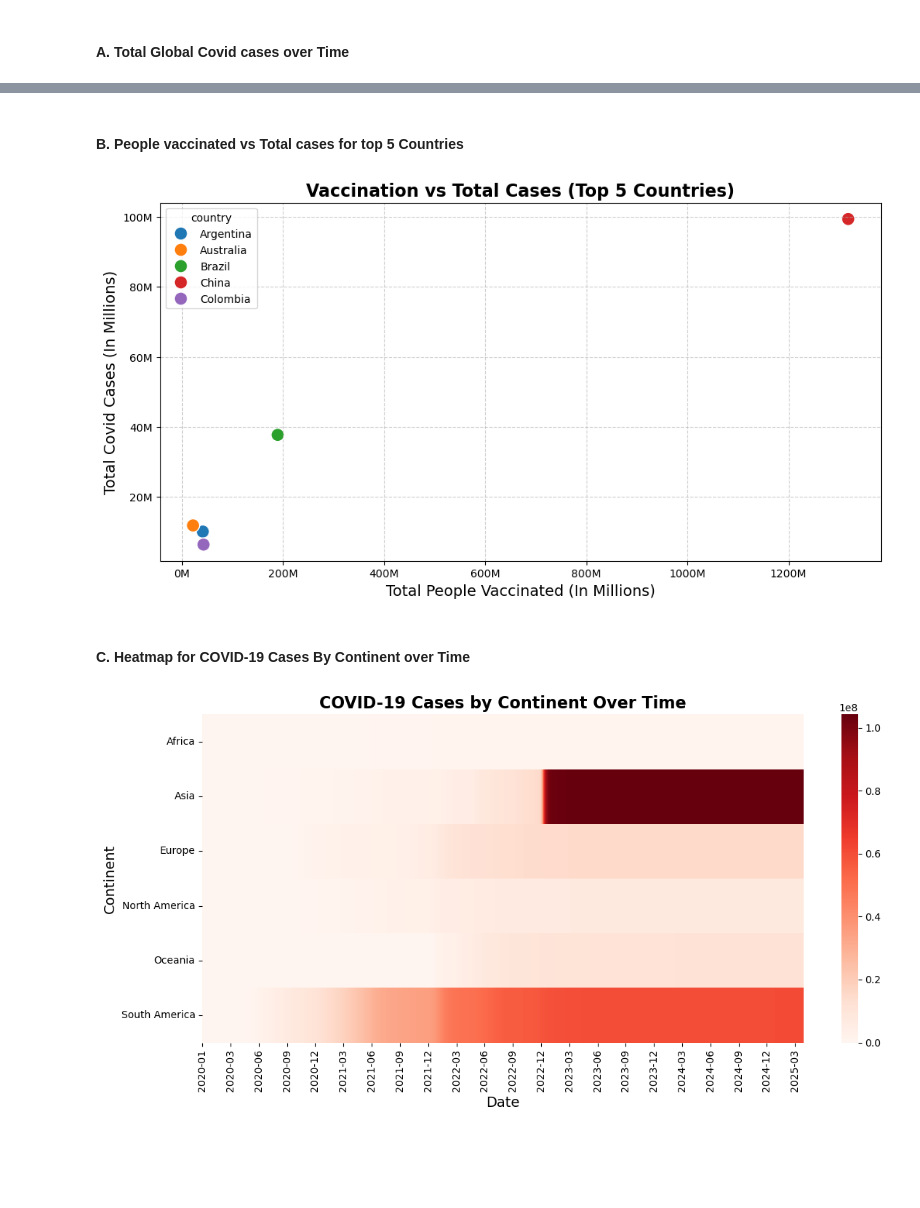
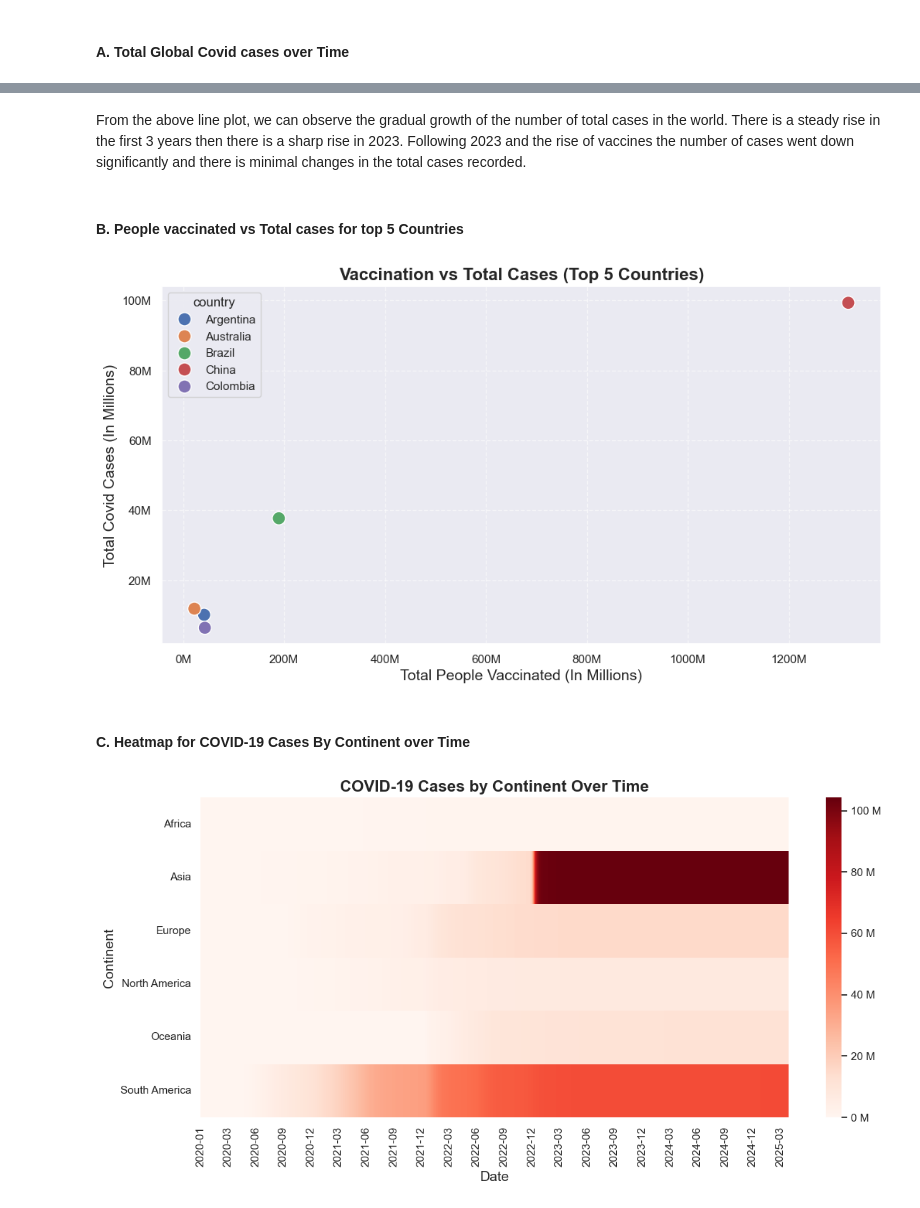
Before and after one commit to palden0929/covid19-data-analysis, a Jupyter notebook: Covid19_Trend_Analysis.ipynb, the cells around one changed output, grey strips where cells are left out. Drawn from its saved outputs; the diff is of its cells as text; code cells hidden in the pictures; blank space fills up the shorter version.

```diff
--- a/Covid19_Trend_Analysis.ipynb
+++ b/Covid19_Trend_Analysis.ipynb
@@ -227,10 +241,7 @@ cumulative_columns = [
 
 # Apply ffill to the cumulative columns according to the country so it does not mix up between the countries values
 covid_subset[cumulative_columns] = (
-    covid_subset
-    .sort_values(['country', 'date'])
-    .groupby('country')[cumulative_columns]
-    .ffill()
+    covid_subset.sort_values(['country', 'date']).groupby('country')[cumulative_columns].ffill()
 )
 # %%
 # Using interpolate for the missing values in the daily update columns because it replaces the missing values by estimation from the other near data points.
@@ -331,9 +344,9 @@ Negative values: 0
 # %%
 # Using groupby to create a dataframe that is to be used in the visualization of total cases over time
 global_cases = covid_subset.groupby('date')['total_cases'].sum().reset_index()
-#global_cases = global_cases[global_cases['date'] < '2025-01-01'] # Cases up till 2025
 
 # Plot the line graph
+sns.set_theme(style = 'dark')
 plt.figure(figsize=(12,6))
 graph = sns.lineplot(x = 'date', y = 'total_cases', data = global_cases)
 
@@ -357,3 +370,5 @@ plt.show()
+# %% [markdown]
+From the above line plot, we can observe the gradual growth of the number of total cases in the world. There is a steady rise in the first 3 years then there is a sharp rise in 2023. Following 2023 and the rise of vaccines the number of cases went down significantly and there is minimal changes in the total cases recorded.
 # %% [markdown]
 #### B. People vaccinated vs Total cases for top 5 Countries
 # %%
@@ -365,14 +380,9 @@ top5_cases = covid_subset[covid_subset['country'].isin(top5)]
 latest_entry = top5_cases.groupby('country').last().reset_index()
 
 # Plotting the scatter plot
+sns.set_theme(style = 'dark')
 fig, graph = plt.subplots(figsize=(12, 6))
-sns.scatterplot(
-    data=latest_entry,
-    x='people_vaccinated',
-    y='total_cases',
-    hue='country',
-    s=150
-)
+sns.scatterplot(data=latest_entry,x = 'people_vaccinated',y = 'total_cases',hue = 'country',s = 150)
 
 # Defining a custom function to format the labels in millions to make it more readable in the graph
 def millions_formatter(x, pos):
@@ -392,36 +402,40 @@ plt.ylabel("Total Covid Cases (In Millions)", fontsize = 14)
 plt.grid(True, linestyle='--', alpha=0.6)
 plt.show()
 # %% [output]
-[figure, old version]
+[figure, new version]
 # %% [markdown]
 #### C. Heatmap for COVID-19 Cases By Continent over Time
 # %%
 # Creating a dataframe by grouping the data by continent and date
 heatmap = covid_subset.groupby(['continent', 'date'])['total_cases'].sum().reset_index()
 
 # Converting it into a pivot to store continents, date, and total cases as rows, columns and cells respectively.
 heatmap_pivot = heatmap.pivot(index='continent', columns='date', values='total_cases')
 
 # Getting the full list of dates from the pivot table's columns
 dates = heatmap_pivot.columns
 
 # Calculating the interval for showing ticks in the interval of 90 days / 3 months.
 step = 90 # 90 days
 x_tick_locations = range(0, len(dates), step)
 x_tick_labels = [d.strftime('%Y-%m') for d in dates[::step]]
 
 # Plotting the heatmap graph
 plt.figure(figsize=(12, 6))
-graph = sns.heatmap(heatmap_pivot, cmap='Reds')
+graph = sns.heatmap(heatmap_pivot, cmap='Reds', cbar_kws={'format': '%.0f'})
+
+# Formating the colorbar to show interval in millions.
+colorbar = graph.collections[0].colorbar
+colorbar.ax.yaxis.set_major_formatter(ticker.FuncFormatter(lambda x, _: f'{x/1e6:.0f} M'))
 
 # Apply the custom tick locations and labels to the plot's axis
 graph.set_xticks(x_tick_locations)
 graph.set_xticklabels(x_tick_labels, rotation=90)
 
 plt.title("COVID-19 Cases by Continent Over Time", fontsize = 16, fontweight = 'bold')
 plt.xlabel("Date", fontsize = 14)
 plt.ylabel("Continent", fontsize = 14)
 plt.tight_layout()
 plt.show()
 # %% [output]
-[figure, old version]
+[figure, new version]
```
Also changed, not shown: parts of 14 cells of this notebook.
